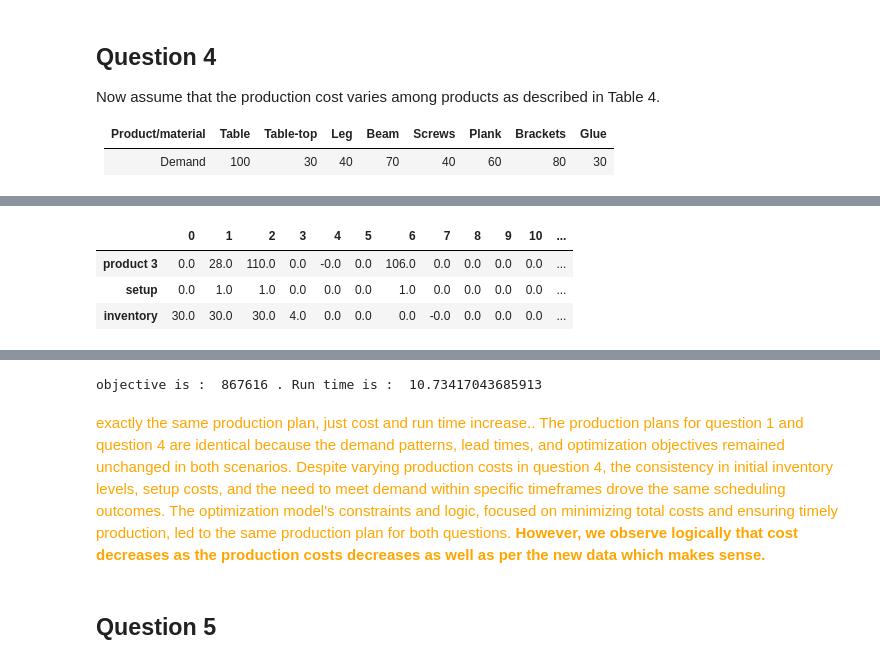
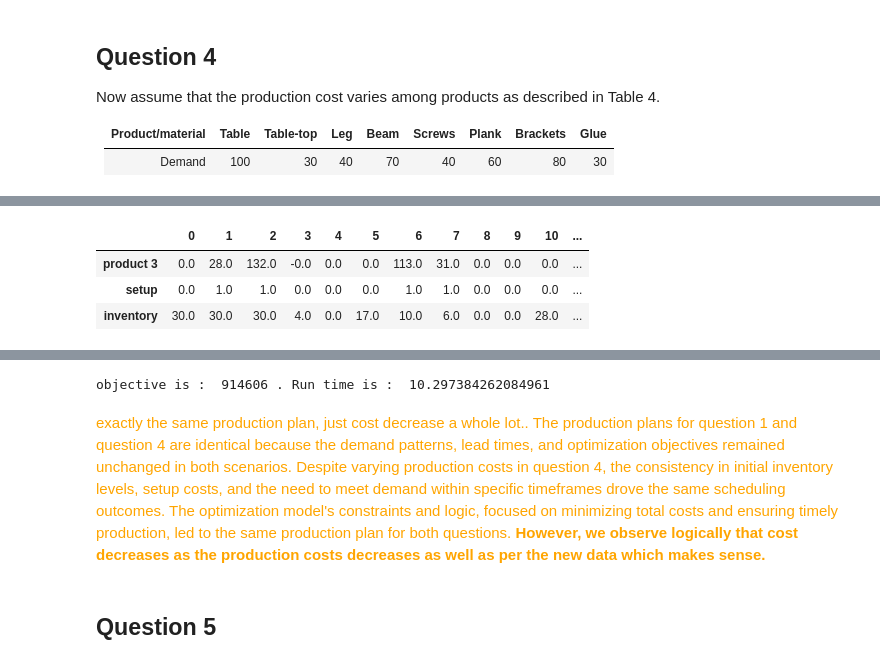
Before and after one commit to Ualh/operation_management, a Jupyter notebook: group7.ipynb, the cells around one changed output, grey strips where cells are left out. Cells and saved outputs as stored; diff of their text form; code cells hidden in the pictures.

```diff
--- a/group7.ipynb
+++ b/group7.ipynb
@@ -819,13 +837,13 @@ class ProjectData:
 
     self.demands = [
             [0, 0, 0, 0, 0, 18, 15, 16, 12, 14, 19, 10, 13, 11, 17, 12],  # Table demand
-            [0]*16,  # Tabletop demand (calculated)
-            [0]*16,  # Leg demand (calculated)
-            [0]*16,  # Beam demand (calculated)
-            [0]*16,  # Screw demand (calculated)
-            [0]*16,  # Plank demand (calculated)
-            [0]*16,  # Bracket demand (calculated)
-            [0]*16   # Glue demand (calculated)
+            [0]*16,  # Tabletop demand
+            [0]*16,  # Leg demand
+            [0, 0, 0, 0, 0, 5, 7, 4, 6, 7, 3, 6, 5, 4, 7, 6],  # Beam demand
+            [0]*16,  # Screw demand
+            [0]*16,  # Plank demand
+            [0]*16,  # Bracket demand
+            [0]*16   # Glue demand
         ]
 
     self.days = range(len(self.demands[0]))
@@ -879,7 +897,7 @@ print('objective is : ', round(obj), '. Run time is : ', run_time)
 | setup | 0.0 | 1.0 | 1.0 | 1.0 | 0.0 | 0.0 | 0.0 | 1.0 | 0.0 | 0.0 | 0.0 | ... |
 | inventory | 20.0 | 20.0 | 20.0 | 0.0 | 0.0 | 0.0 | 0.0 | 0.0 | 0.0 | 0.0 | 0.0 | ... |
 |  | 0 | 1 | 2 | 3 | 4 | 5 | 6 | 7 | 8 | 9 | 10 | ... |
-| product 3 | 0.0 | 28.0 | 110.0 | 0.0 | -0.0 | 0.0 | 106.0 | 0.0 | 0.0 | 0.0 | 0.0 | ... |
-| setup | 0.0 | 1.0 | 1.0 | 0.0 | 0.0 | 0.0 | 1.0 | 0.0 | 0.0 | 0.0 | 0.0 | ... |
-| inventory | 30.0 | 30.0 | 30.0 | 4.0 | 0.0 | 0.0 | 0.0 | -0.0 | 0.0 | 0.0 | 0.0 | ... |
+| product 3 | 0.0 | 28.0 | 132.0 | -0.0 | 0.0 | 0.0 | 113.0 | 31.0 | 0.0 | 0.0 | 0.0 | ... |
+| setup | 0.0 | 1.0 | 1.0 | 0.0 | 0.0 | 0.0 | 1.0 | 1.0 | 0.0 | 0.0 | 0.0 | ... |
+| inventory | 30.0 | 30.0 | 30.0 | 4.0 | 0.0 | 17.0 | 10.0 | 6.0 | 0.0 | 0.0 | 28.0 | ... |
 |  | 0 | 1 | 2 | 3 | 4 | 5 | 6 | 7 | 8 | 9 | 10 | ... |
@@ -901,6 +919,6 @@ print('objective is : ', round(obj), '. Run time is : ', run_time)
-objective is :  867616 . Run time is :  10.73417043685913
+objective is :  914606 . Run time is :  10.297384262084961
 # %% [markdown]
-<span style="color: orange">exactly the same production plan, just cost and run time increase..
+<span style="color: orange">exactly the same production plan, just cost decrease a whole lot..
 The production plans for question 1 and question 4 are identical because the demand patterns, lead times, and optimization objectives remained unchanged in both scenarios. Despite varying production costs in question 4, the consistency in initial inventory levels, setup costs, and the need to meet demand within specific timeframes drove the same scheduling outcomes. The optimization model's constraints and logic, focused on minimizing total costs and ensuring timely production, led to the same production plan for both questions.
 **However, we observe logically that cost decreases as the production costs decreases as well as per the new data which makes sense.**</span>
 # %% [markdown]
```
Also changed, not shown: parts of 15 cells of this notebook, 1 other file.
